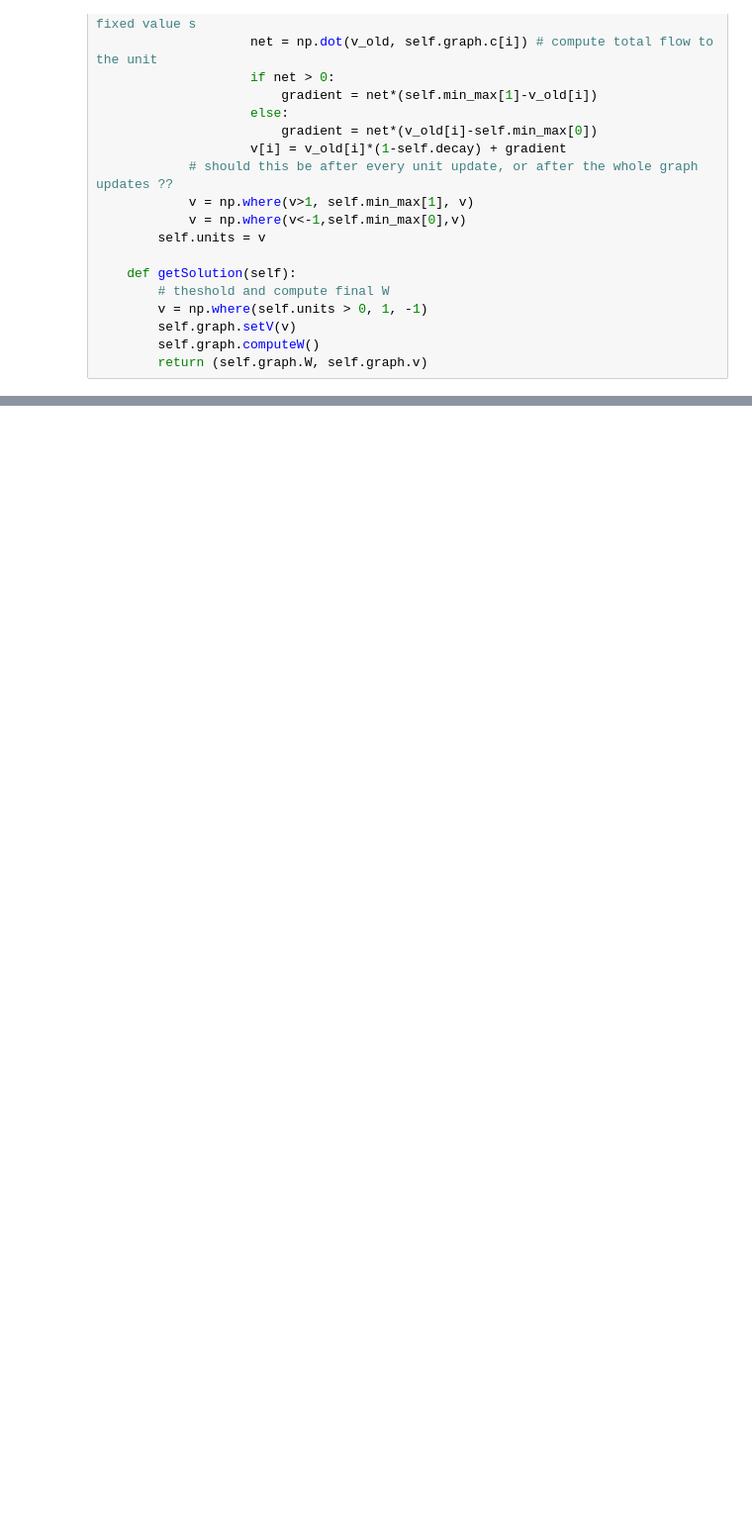
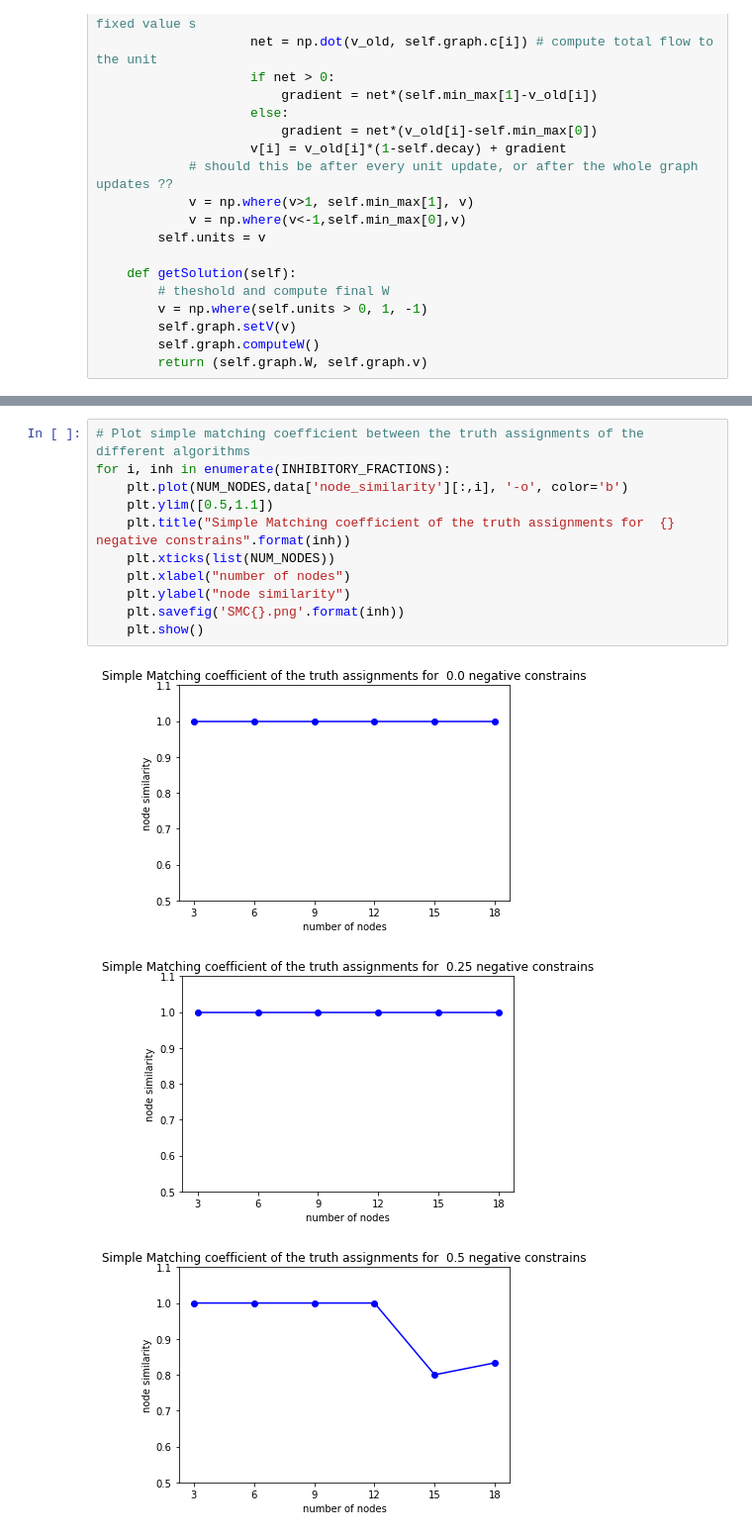
Before and after one commit to B-Sabev/ComputationalModelsOfCoherence, a Jupyter notebook: models.ipynb, the cells around one changed output, grey strips where cells are left out. Shown at 99% size. Drawn from its saved outputs; the diff is of its cells as text; blank space fills up the shorter version.

```diff
--- a/models.ipynb
+++ b/models.ipynb
@@ -229,0 +238,15 @@ for i,n in enumerate(NUM_NODES):  # for different number of nodes
+# %%
+# Plot simple matching coefficient between the truth assignments of the different algorithms
+for i, inh in enumerate(INHIBITORY_FRACTIONS):
+    plt.plot(NUM_NODES,data['node_similarity'][:,i], '-o', color='b')
+    plt.ylim([0.5,1.1])
+    plt.title("Simple Matching coefficient of the truth assignments for  {} negative constrains".format(inh))
+    plt.xticks(list(NUM_NODES))
+    plt.xlabel("number of nodes")
+    plt.ylabel("node similarity")
+    plt.savefig('SMC{}.png'.format(inh))
+    plt.show()
+# %% [output]
+[figure, added]
+[figure, added]
+[figure, added]
```
Also changed, not shown: parts of 6 cells of this notebook, 14 other files.
